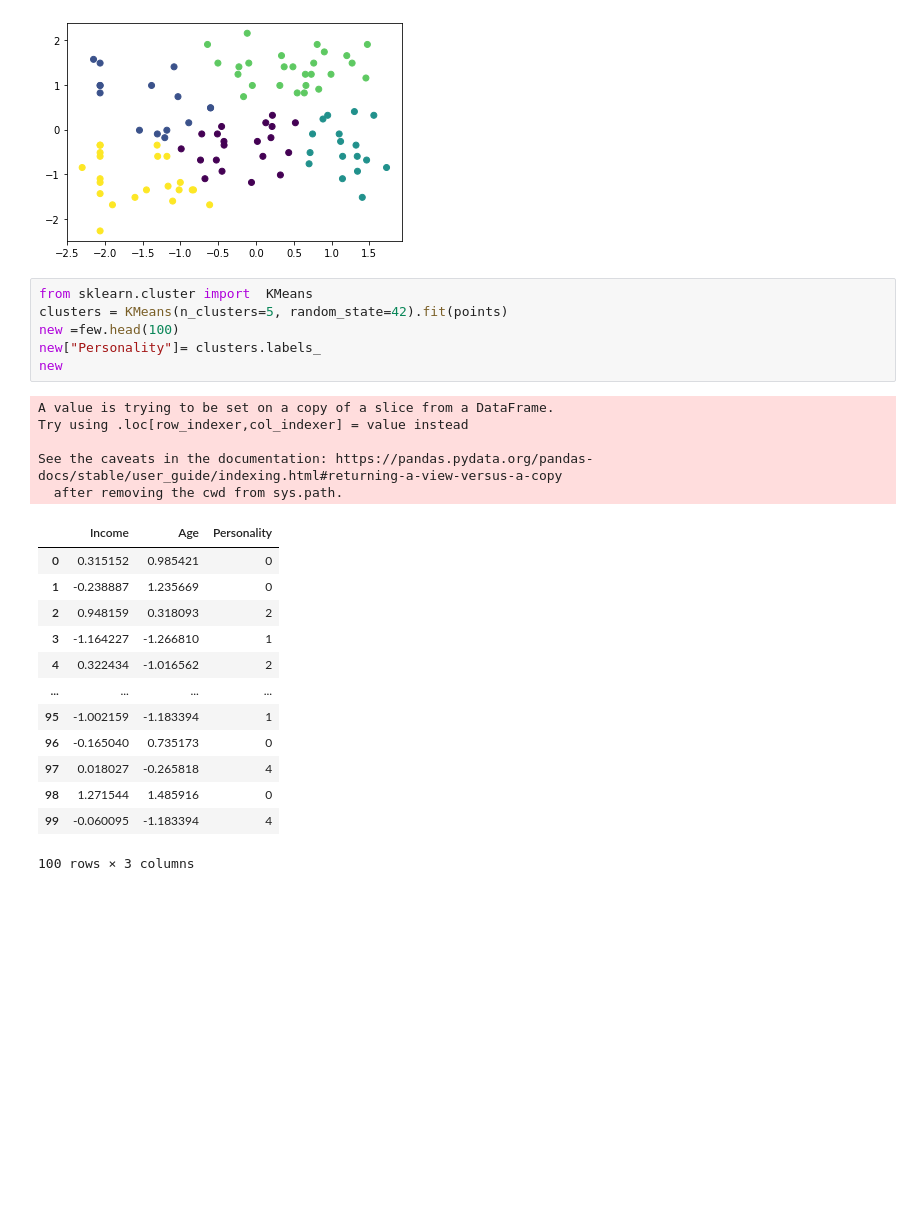
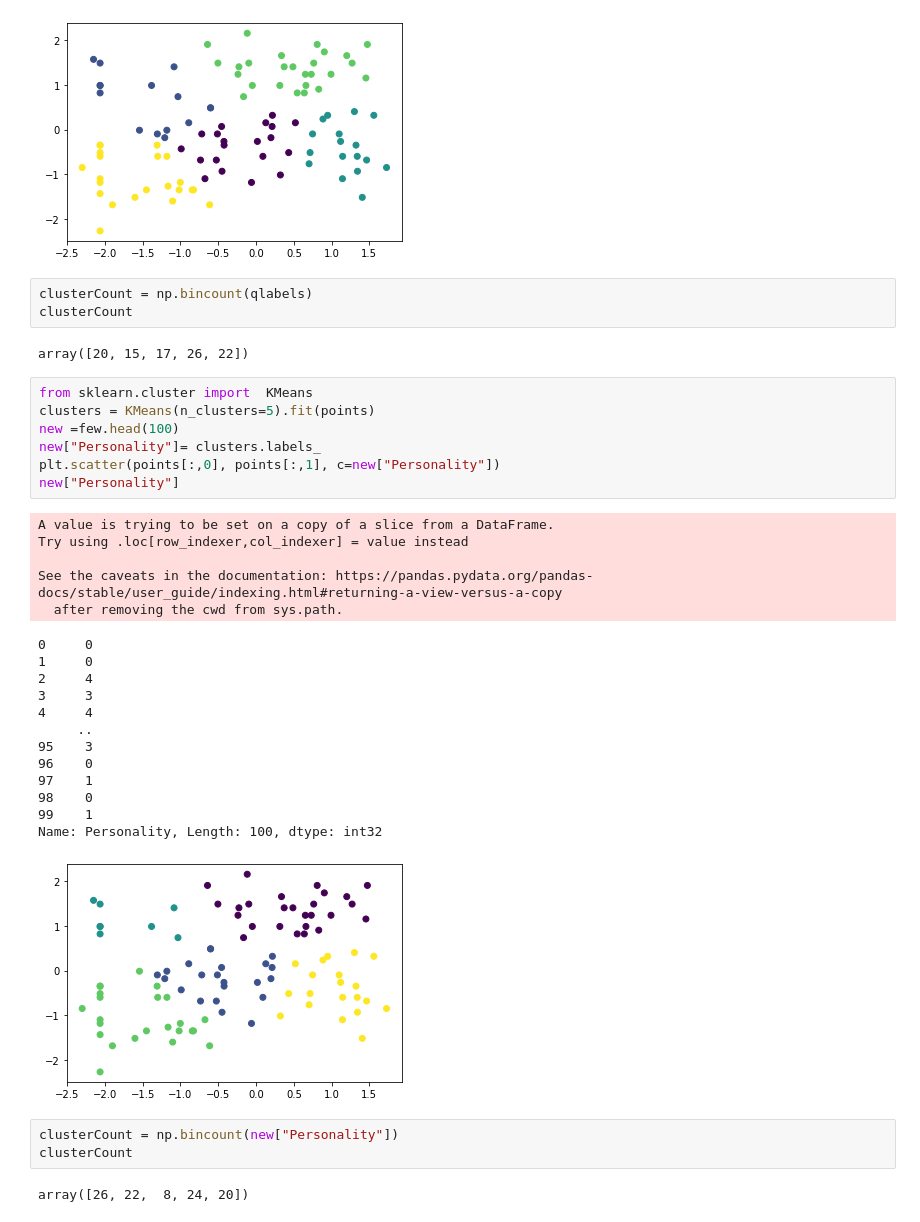
Before and after one commit to KittuPatel/CustomerPersonalityAnalysis, a Jupyter notebook: CustomerPersonalityAnalysis.ipynb, the cells around one changed output. Saved outputs shown, nothing was run; the diff lists cells and outputs as text; blank space fills up the shorter version.

```diff
--- a/CustomerPersonalityAnalysis.ipynb
+++ b/CustomerPersonalityAnalysis.ipynb
@@ -733,28 +733,39 @@ array([3, 3, 2, 4, 0, 0, 0, 4, 0, 1, 4, 4, 3, 3, 4, 3, 0, 3, 3, 4, 0, 4,
        1, 2, 3, 2, 3, 4, 3, 0, 1, 0, 2, 2, 4, 0, 4, 1, 4, 1, 2, 1, 0, 3,
        2, 0, 1, 1, 4, 0, 1, 4, 3, 0, 3, 0])
 [figure]
+# %%
+clusterCount = np.bincount(qlabels)
+clusterCount
+# %% [output]
+array([20, 15, 17, 26, 22])
 # %%
 from sklearn.cluster import  KMeans
-clusters = KMeans(n_clusters=5, random_state=42).fit(points)
+clusters = KMeans(n_clusters=5).fit(points)
 new =few.head(100)
 new["Personality"]= clusters.labels_
-new
+plt.scatter(points[:,0], points[:,1], c=new["Personality"])
+new["Personality"]
 # %% [output]
 A value is trying to be set on a copy of a slice from a DataFrame.
 Try using .loc[row_indexer,col_indexer] = value instead
 
 See the caveats in the documentation: https://pandas.pydata.org/pandas-docs/stable/user_guide/indexing.html#returning-a-view-versus-a-copy
   after removing the cwd from sys.path.
-|  | Income | Age | Personality |
-| 0 | 0.315152 | 0.985421 | 0 |
-| 1 | -0.238887 | 1.235669 | 0 |
-| 2 | 0.948159 | 0.318093 | 2 |
-| 3 | -1.164227 | -1.266810 | 1 |
-| 4 | 0.322434 | -1.016562 | 2 |
-| ... | ... | ... | ... |
-| 95 | -1.002159 | -1.183394 | 1 |
-| 96 | -0.165040 | 0.735173 | 0 |
-| 97 | 0.018027 | -0.265818 | 4 |
-| 98 | 1.271544 | 1.485916 | 0 |
-| 99 | -0.060095 | -1.183394 | 4 |
-100 rows × 3 columns
+0     0
+1     0
+2     4
+3     3
+4     4
+     ..
+95    3
+96    0
+97    1
+98    0
+99    1
+Name: Personality, Length: 100, dtype: int32
+[figure, added]
+# %%
+clusterCount = np.bincount(new["Personality"])
+clusterCount
+# %% [output]
+array([26, 22,  8, 24, 20])
```
